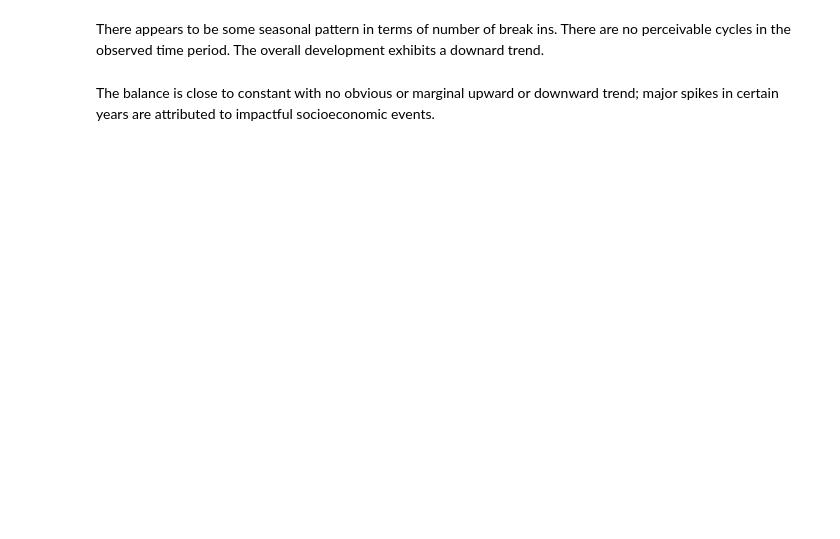
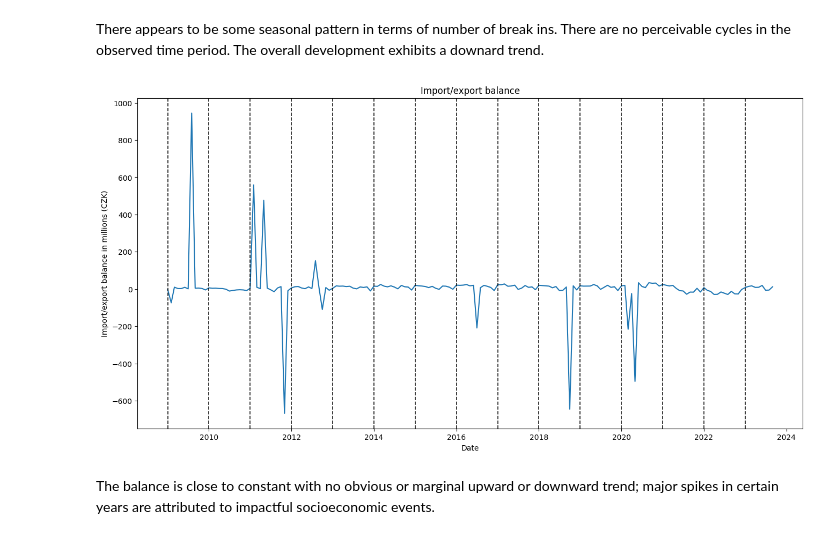
Before and after one commit to DianaKorladinova/SAN_Unemployment_Refugees, a Jupyter notebook: graphs/graphs.ipynb, the cells around one changed output. Saved outputs shown, nothing was run; the diff lists cells and outputs as text; code cells hidden in the pictures; blank space fills up the shorter version.

Commit message:
Fixed some typos in the graphs

```diff
--- a/graphs/graphs.ipynb
+++ b/graphs/graphs.ipynb
@@ -146,12 +174,14 @@ There appears to be some seasonal pattern in terms of number of break ins. There
 # %%
 plt.figure(figsize=(16, 8))
 plt.plot(df.index, df['bilance'])
 if plot_years:
     for x in df.index[::12]:
         plt.axvline(x=x, color='black', linestyle='dashed', linewidth=1.2, alpha=0.9, label='axvline - full height')
-plt.title("I don't understand this one")
+plt.title("Import/export balance")
 plt.xlabel("Date")
-plt.ylabel("Import/export balance");
+plt.ylabel("Import/export balance in millions (CZK)");
+# %% [output]
+[figure, added]
 # %% [markdown]
 The balance is close to constant with no obvious or marginal upward or downward trend; major spikes in certain years are attributed to impactful socioeconomic events.
 # %%
```
Also changed, not shown: parts of 28 cells of this notebook.
